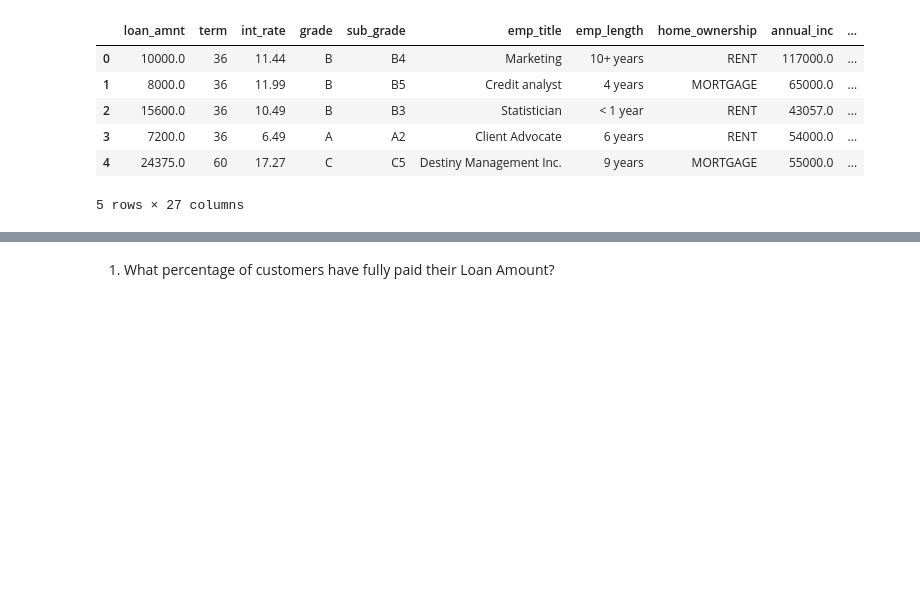
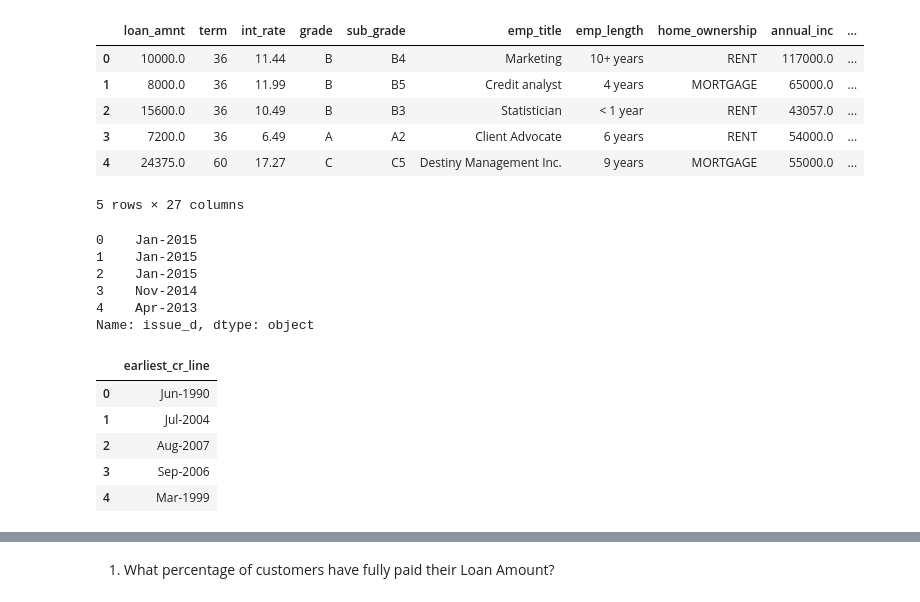
Before and after one commit to Rhy-Shah/ML, a Jupyter notebook: LoanTap/loantap.ipynb, the cells around one changed output, grey strips where cells are left out. Cells and saved outputs as stored; diff of their text form; code cells hidden in the pictures; blank space fills up the shorter version.

```diff
--- a/LoanTap/loantap.ipynb
+++ b/LoanTap/loantap.ipynb
@@ -407,3 +408,26 @@ df.head()
 | 3 | 7200.0 | 36 | 6.49 | A | A2 | Client Advocate | 6 years | RENT | 54000.0 | ... |
 | 4 | 24375.0 | 60 | 17.27 | C | C5 | Destiny Management Inc. | 9 years | MORTGAGE | 55000.0 | ... |
 5 rows × 27 columns
+# %%
+df['issue_d'].head()
+# %% [output]
+0    Jan-2015
+1    Jan-2015
+2    Jan-2015
+3    Nov-2014
+4    Apr-2013
+Name: issue_d, dtype: object
+# %%
+df['issue_month'] = df['issue_d'].apply(lambda x : str(x).split('-')[0])
+df['issue_year'] = df['issue_d'].apply(lambda x : str(x).split('-')[1])
+# %%
+df = df.drop(columns=['issue_d'], axis=1)
+# %%
+df[['earliest_cr_line']].head()
+# %% [output]
+|  | earliest_cr_line |
+| 0 | Jun-1990 |
+| 1 | Jul-2004 |
+| 2 | Aug-2007 |
+| 3 | Sep-2006 |
+| 4 | Mar-1999 |
```
Also changed, not shown: parts of 21 cells of this notebook.
